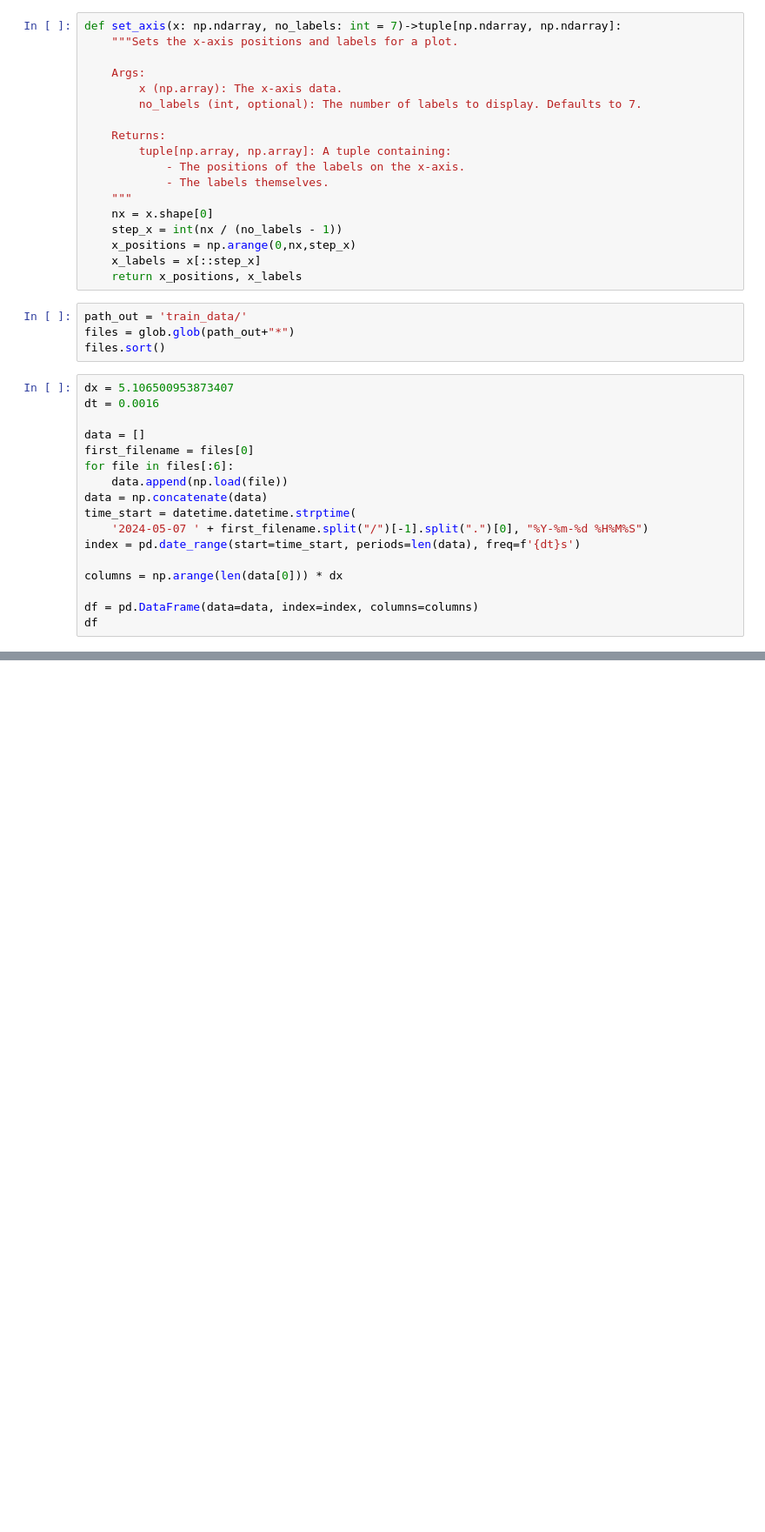
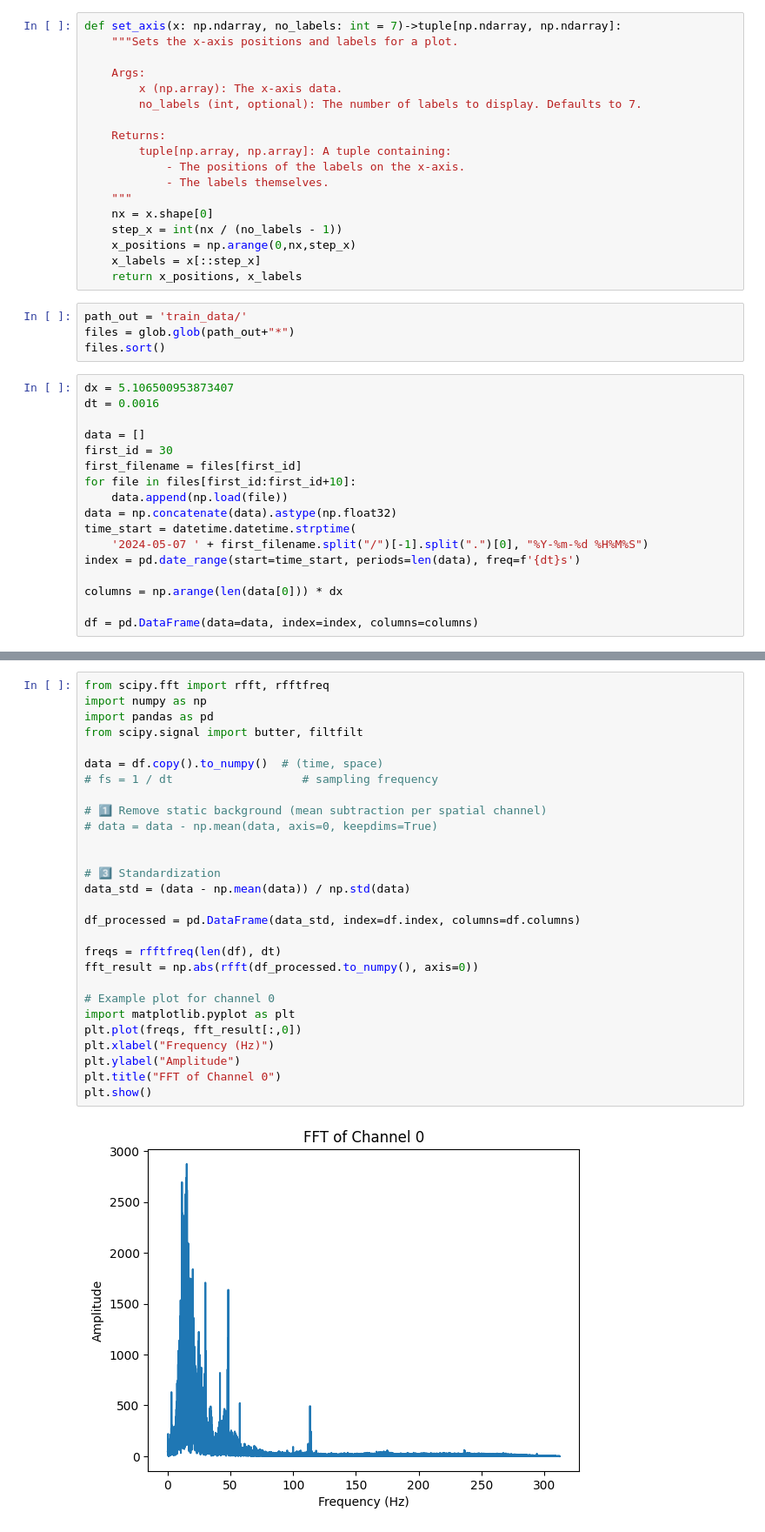
Before and after one commit to csuchorski/object_detection_DAS, a Jupyter notebook: notebook.ipynb, the cells around one changed output, grey strips where cells are left out. Shown at 87% size. Drawn from its saved outputs; the diff is of its cells as text; blank space fills up the shorter version.

```diff
--- a/notebook.ipynb
+++ b/notebook.ipynb
@@ -32,10 +33,11 @@ dx = 5.106500953873407
 dt = 0.0016
 
 data = []
-first_filename = files[0]
-for file in files[:6]:
+first_id = 30
+first_filename = files[first_id]
+for file in files[first_id:first_id+10]:
     data.append(np.load(file))
-data = np.concatenate(data)
+data = np.concatenate(data).astype(np.float32)
 time_start = datetime.datetime.strptime(
     '2024-05-07 ' + first_filename.split("/")[-1].split(".")[0], "%Y-%m-%d %H%M%S")
 index = pd.date_range(start=time_start, periods=len(data), freq=f'{dt}s')
@@ -43,4 +45,3 @@ index = pd.date_range(start=time_start, periods=len(data), freq=f'{dt}s')
 columns = np.arange(len(data[0])) * dx
 
 df = pd.DataFrame(data=data, index=index, columns=columns)
-df
@@ -82,0 +96,30 @@ plt.show()
+# %%
+from scipy.fft import rfft, rfftfreq
+import numpy as np
+import pandas as pd
+from scipy.signal import butter, filtfilt
+
+data = df.copy().to_numpy()  # (time, space)
+# fs = 1 / dt                   # sampling frequency
+
+# 1️⃣ Remove static background (mean subtraction per spatial channel)
+# data = data - np.mean(data, axis=0, keepdims=True)
+
+
+# 3️⃣ Standardization
+data_std = (data - np.mean(data)) / np.std(data)
+
+df_processed = pd.DataFrame(data_std, index=df.index, columns=df.columns)
+
+freqs = rfftfreq(len(df), dt)
+fft_result = np.abs(rfft(df_processed.to_numpy(), axis=0))
+
+# Example plot for channel 0
+import matplotlib.pyplot as plt
+plt.plot(freqs, fft_result[:,0])
+plt.xlabel("Frequency (Hz)")
+plt.ylabel("Amplitude")
+plt.title("FFT of Channel 0")
+plt.show()
+# %% [output]
+[figure, added]
```
Also changed, not shown: parts of 6 cells of this notebook.
